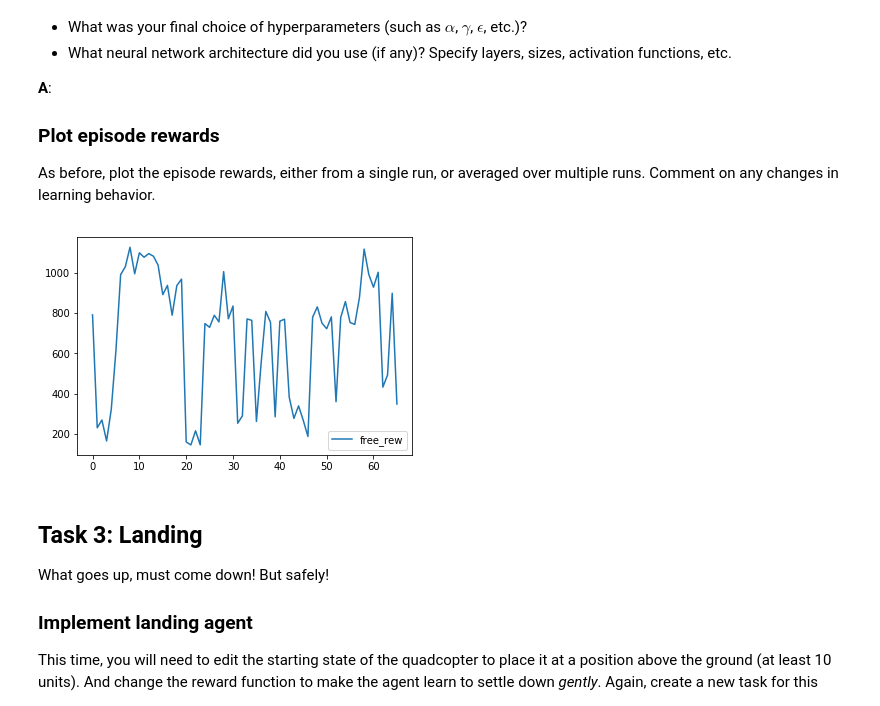
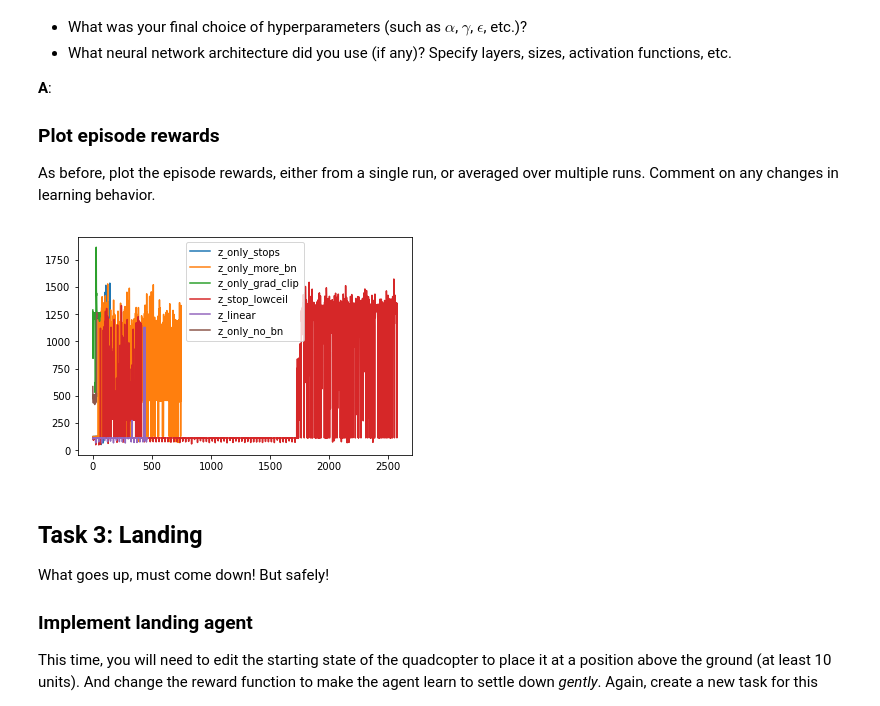
Before and after one commit to codekitchen/RL-Quadcopter, a Jupyter notebook: quad_controller_rl/notebooks/RL-Quadcopter.ipynb, the cells around one changed output. Saved outputs shown, nothing was run; the diff lists cells and outputs as text; code cells hidden in the pictures.

Commit message:
temporal state space and other improvements

```diff
--- a/quad_controller_rl/notebooks/RL-Quadcopter.ipynb
+++ b/quad_controller_rl/notebooks/RL-Quadcopter.ipynb
@@ -204,17 +204,17 @@ As before, plot the episode rewards, either from a single run, or averaged over
 # %%
 import numpy as np
 from matplotlib import pyplot as plt
 from pathlib import Path
 
-for run in Path("../../ddpg_state/Hover").glob("free_rew/rewards.log"):
+for run in Path("../../ddpg_state/Hover").glob("z_*/rewards.log"):
     with run.open('r') as f:
         label = run.parts[-2]
         plt.plot(np.array([float(l) for l in f.readlines()]), label=label)
 
 plt.legend()
 plt.show()
 # %% [output]
-[figure, old version]
+[figure, new version]
 # %% [markdown]
 ## Task 3: Landing
 
```
Also changed, not shown: 5 other files.
